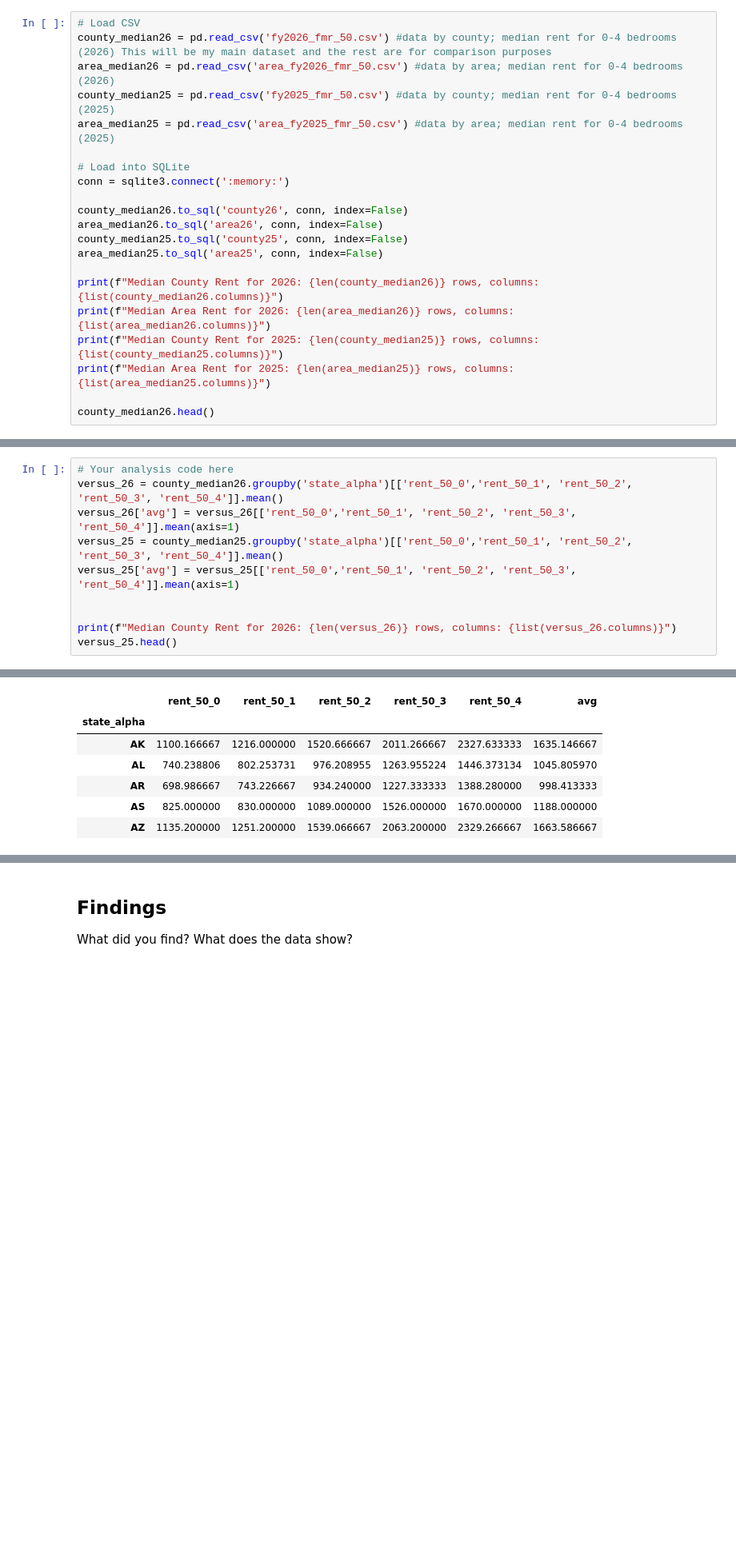
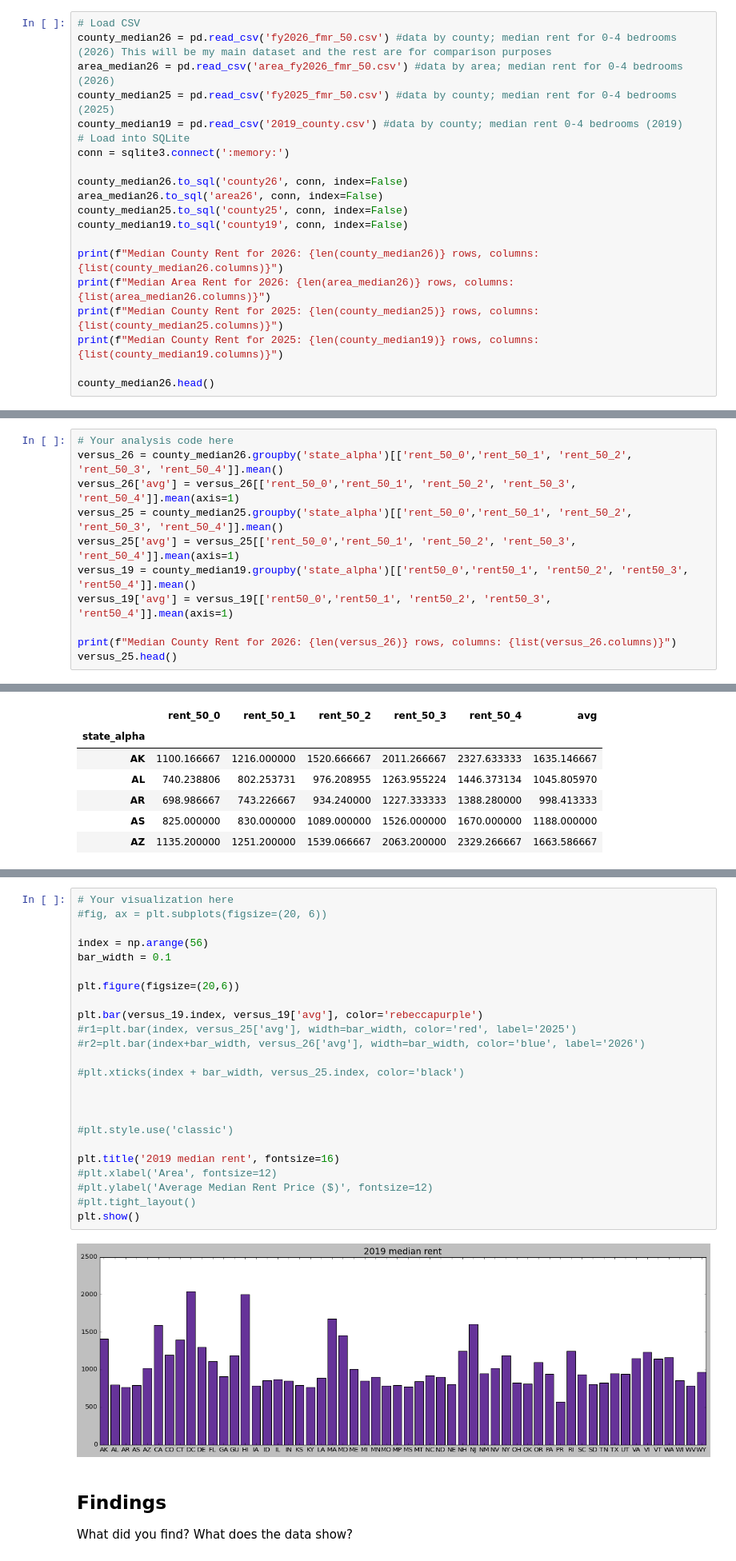
Before and after one commit to Lotus259/MalaysiaHFinal.github.io, a Jupyter notebook: MATPHY231 FinalNotebook/Final_Notebook_Malaysia.ipynb, the cells around one changed output, grey strips where cells are left out. Shown at 80% size. Saved outputs shown, nothing was run; the diff lists cells and outputs as text; blank space fills up the shorter version.

```diff
--- a/MAT:PHY231 Final/PHY231_Final_Project_Malaysia.ipynb
+++ b/MATPHY231 FinalNotebook/Final_Notebook_Malaysia.ipynb
@@ -35,20 +34,19 @@ import seaborn as sns
 county_median26 = pd.read_csv('fy2026_fmr_50.csv') #data by county; median rent for 0-4 bedrooms (2026) This will be my main dataset and the rest are for comparison purposes
 area_median26 = pd.read_csv('area_fy2026_fmr_50.csv') #data by area; median rent for 0-4 bedrooms (2026)
 county_median25 = pd.read_csv('fy2025_fmr_50.csv') #data by county; median rent for 0-4 bedrooms (2025)
-area_median25 = pd.read_csv('area_fy2025_fmr_50.csv') #data by area; median rent for 0-4 bedrooms (2025)
-
+county_median19 = pd.read_csv('2019_county.csv') #data by county; median rent 0-4 bedrooms (2019)
 # Load into SQLite
 conn = sqlite3.connect(':memory:')
 
 county_median26.to_sql('county26', conn, index=False)
 area_median26.to_sql('area26', conn, index=False)
 county_median25.to_sql('county25', conn, index=False)
-area_median25.to_sql('area25', conn, index=False)
+county_median19.to_sql('county19', conn, index=False)
 
 print(f"Median County Rent for 2026: {len(county_median26)} rows, columns: {list(county_median26.columns)}")
 print(f"Median Area Rent for 2026: {len(area_median26)} rows, columns: {list(area_median26.columns)}")
 print(f"Median County Rent for 2025: {len(county_median25)} rows, columns: {list(county_median25.columns)}")
-print(f"Median Area Rent for 2025: {len(area_median25)} rows, columns: {list(area_median25.columns)}")
+print(f"Median County Rent for 2025: {len(county_median19)} rows, columns: {list(county_median19.columns)}")
 
 county_median26.head()
 # %% [output]
@@ -357,7 +355,8 @@ versus_26 = county_median26.groupby('state_alpha')[['rent_50_0','rent_50_1', 're
 versus_26['avg'] = versus_26[['rent_50_0','rent_50_1', 'rent_50_2', 'rent_50_3', 'rent_50_4']].mean(axis=1)
 versus_25 = county_median25.groupby('state_alpha')[['rent_50_0','rent_50_1', 'rent_50_2', 'rent_50_3', 'rent_50_4']].mean()
 versus_25['avg'] = versus_25[['rent_50_0','rent_50_1', 'rent_50_2', 'rent_50_3', 'rent_50_4']].mean(axis=1)
-
+versus_19 = county_median19.groupby('state_alpha')[['rent50_0','rent50_1', 'rent50_2', 'rent50_3', 'rent50_4']].mean()
+versus_19['avg'] = versus_19[['rent50_0','rent50_1', 'rent50_2', 'rent50_3', 'rent50_4']].mean(axis=1)
 
 print(f"Median County Rent for 2026: {len(versus_26)} rows, columns: {list(versus_26.columns)}")
 versus_25.head()
@@ -399,3 +424,29 @@ plt.show()
+# %%
+# Your visualization here
+#fig, ax = plt.subplots(figsize=(20, 6))
+
+index = np.arange(56)
+bar_width = 0.1
+
+plt.figure(figsize=(20,6))
+
+plt.bar(versus_19.index, versus_19['avg'], color='rebeccapurple')
+#r1=plt.bar(index, versus_25['avg'], width=bar_width, color='red', label='2025')
+#r2=plt.bar(index+bar_width, versus_26['avg'], width=bar_width, color='blue', label='2026')
+
+#plt.xticks(index + bar_width, versus_25.index, color='black')
+
+
+
+#plt.style.use('classic')
+
+plt.title('2019 median rent', fontsize=16)
+#plt.xlabel('Area', fontsize=12)
+#plt.ylabel('Average Median Rent Price ($)', fontsize=12)
+#plt.tight_layout()
+plt.show()
+# %% [output]
+[figure, added]
 # %% [markdown]
 ## Findings
 
```
Also changed, not shown: parts of 7 cells of this notebook, 16 other files.
